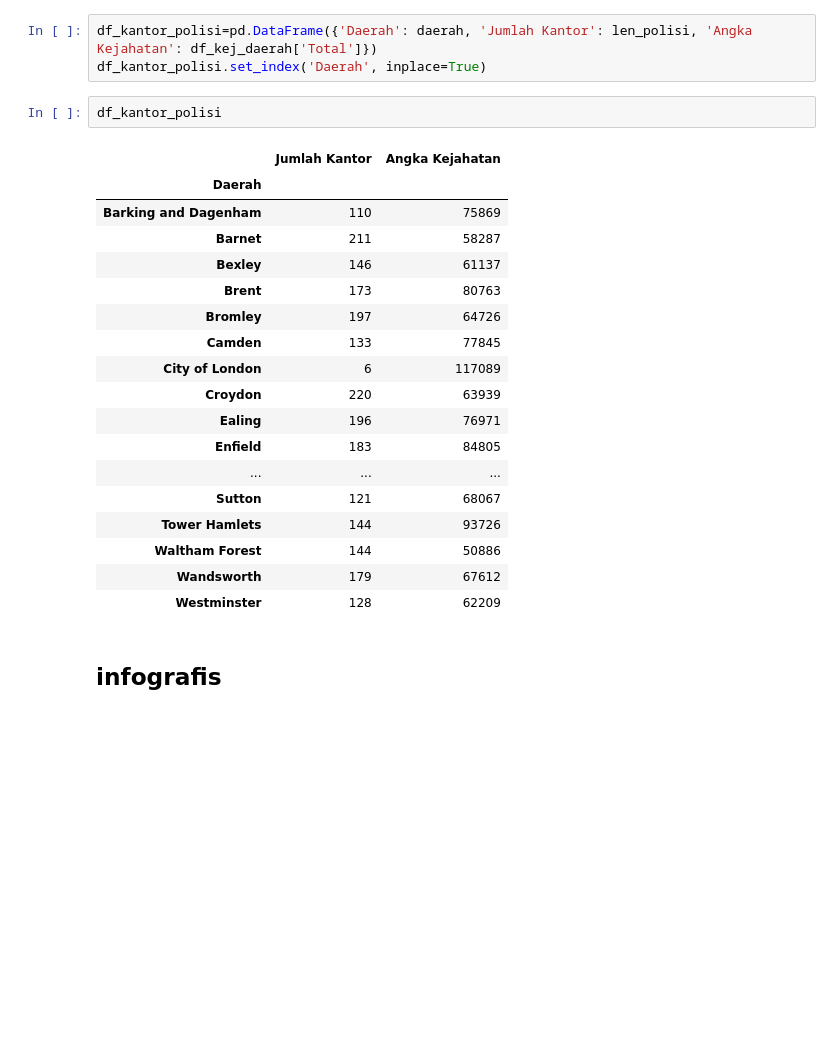
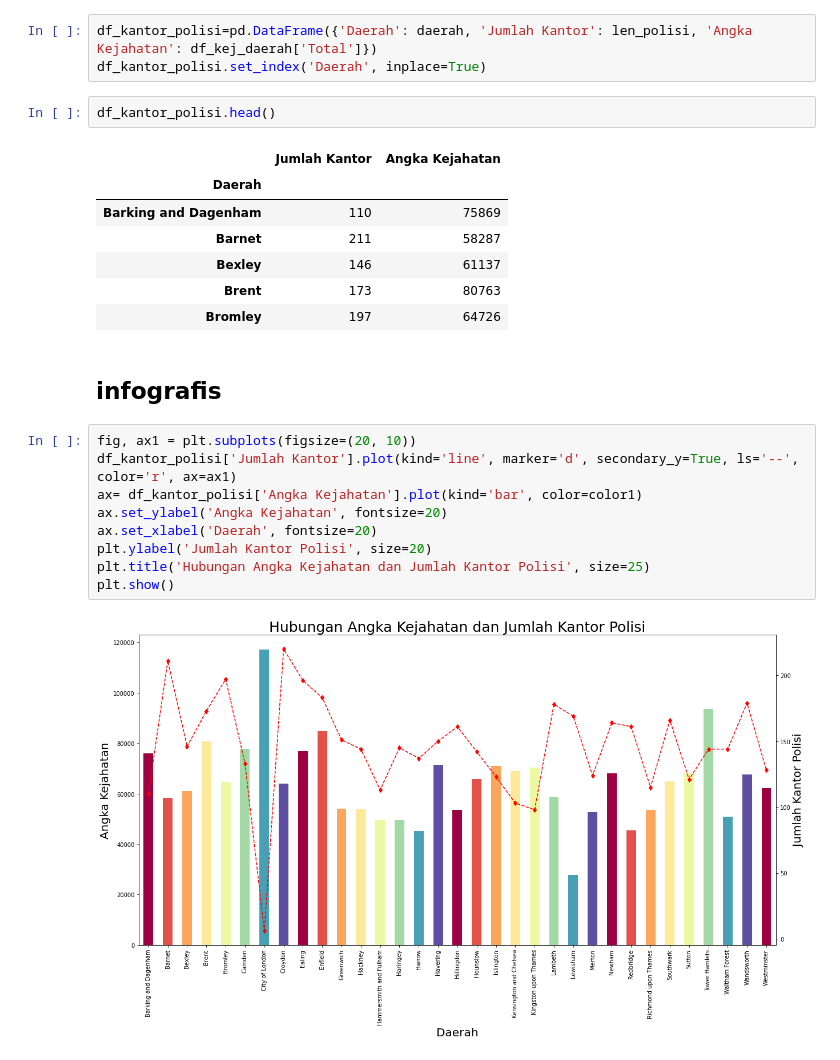
Before and after one commit to ainajefelina/Studi-Independen, a Jupyter notebook: Assignment 1/Percobaan 3/bismillah.ipynb, the cells around one changed output. Drawn from its saved outputs; the diff is of its cells as text; blank space fills up the shorter version.

```diff
--- a/Assignment 1/Percobaan 3/bismillah.ipynb
+++ b/Assignment 1/Percobaan 3/bismillah.ipynb
@@ -523,25 +523,25 @@ len_polisi=pd.Series([Barking_polisi, Barnet_polisi, Bexley_polisi, Brent_polisi
 df_kantor_polisi=pd.DataFrame({'Daerah': daerah, 'Jumlah Kantor': len_polisi, 'Angka Kejahatan': df_kej_daerah['Total']})
 df_kantor_polisi.set_index('Daerah', inplace=True)
 # %%
-df_kantor_polisi
+df_kantor_polisi.head()
 # %% [output]
 |  | Jumlah Kantor | Angka Kejahatan |
 | Daerah |  |  |
 | Barking and Dagenham | 110 | 75869 |
 | Barnet | 211 | 58287 |
 | Bexley | 146 | 61137 |
 | Brent | 173 | 80763 |
 | Bromley | 197 | 64726 |
-| Camden | 133 | 77845 |
-| City of London | 6 | 117089 |
-| Croydon | 220 | 63939 |
-| Ealing | 196 | 76971 |
-| Enfield | 183 | 84805 |
-| ... | ... | ... |
-| Sutton | 121 | 68067 |
-| Tower Hamlets | 144 | 93726 |
-| Waltham Forest | 144 | 50886 |
-| Wandsworth | 179 | 67612 |
-| Westminster | 128 | 62209 |
 # %% [markdown]
 ## infografis
+# %%
+fig, ax1 = plt.subplots(figsize=(20, 10))
+df_kantor_polisi['Jumlah Kantor'].plot(kind='line', marker='d', secondary_y=True, ls='--', color='r', ax=ax1)
+ax= df_kantor_polisi['Angka Kejahatan'].plot(kind='bar', color=color1)
+ax.set_ylabel('Angka Kejahatan', fontsize=20)
+ax.set_xlabel('Daerah', fontsize=20)
+plt.ylabel('Jumlah Kantor Polisi', size=20)
+plt.title('Hubungan Angka Kejahatan dan Jumlah Kantor Polisi', size=25)
+plt.show()
+# %% [output]
+[figure, added]
```
Also changed, not shown: parts of 2 cells of this notebook, 1 other file.
